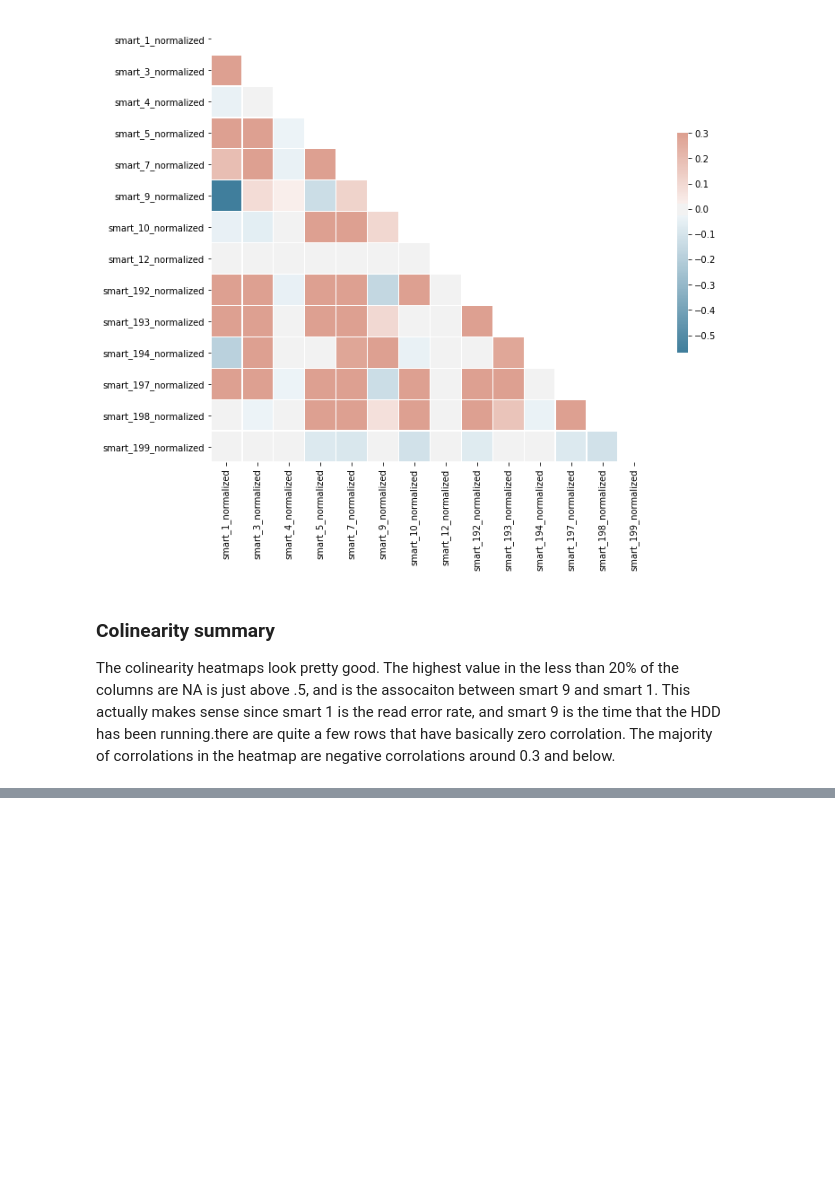
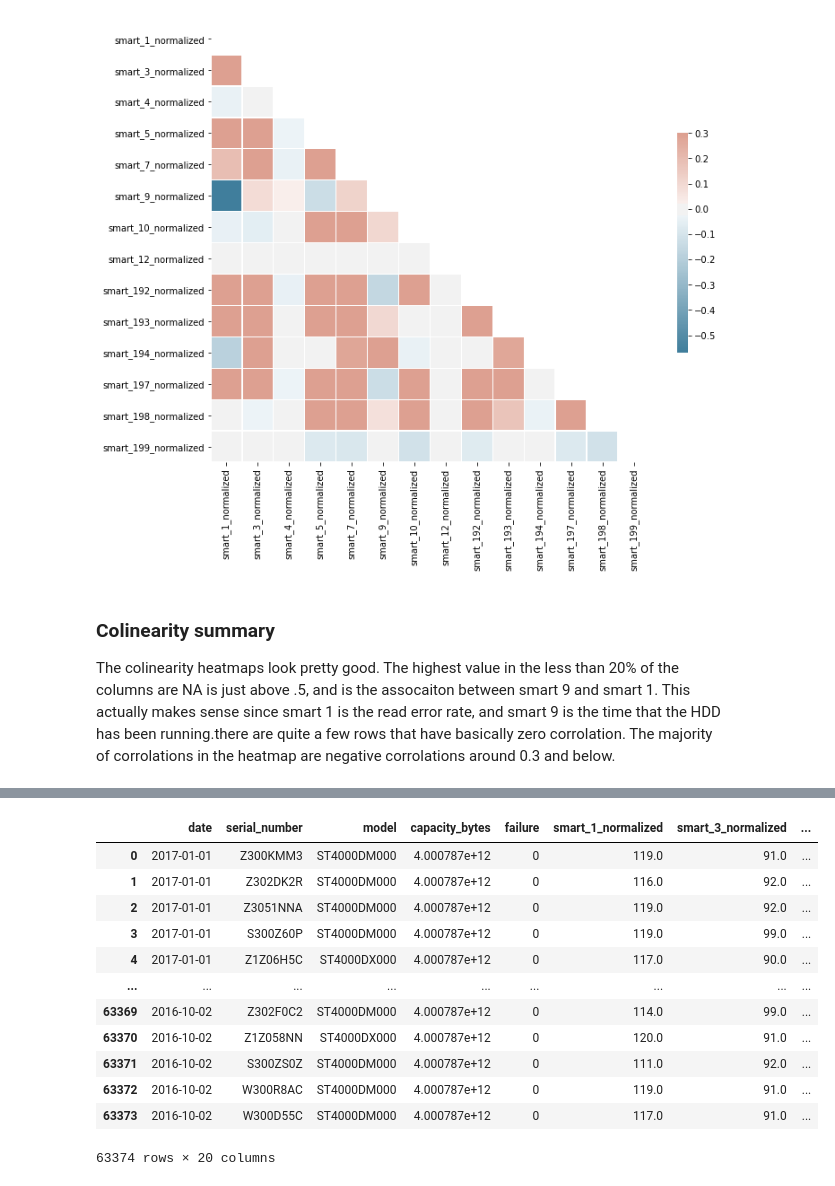
Before and after one commit to acottman1/HDD-Failure, a Jupyter notebook: backBlaze_EDA.ipynb, the cells around one changed output, grey strips where cells are left out. Cells and saved outputs as stored; diff of their text form; code cells hidden in the pictures; blank space fills up the shorter version.

```diff
--- a/backBlaze_EDA.ipynb
+++ b/backBlaze_EDA.ipynb
@@ -249,0 +361,16 @@ principalDf = pd.DataFrame(data = principalComponents
+# %%
+df_20['days_running'] = df_20['date']-df_20.groupby(df_20['serial_number']).transform('min')
+# %% [output]
+|  | date | serial_number | model | capacity_bytes | failure | smart_1_normalized | smart_3_normalized | ... |
+| 0 | 2017-01-01 | Z300KMM3 | ST4000DM000 | 4.000787e+12 | 0 | 119.0 | 91.0 | ... |
+| 1 | 2017-01-01 | Z302DK2R | ST4000DM000 | 4.000787e+12 | 0 | 116.0 | 92.0 | ... |
+| 2 | 2017-01-01 | Z3051NNA | ST4000DM000 | 4.000787e+12 | 0 | 119.0 | 92.0 | ... |
+| 3 | 2017-01-01 | S300Z60P | ST4000DM000 | 4.000787e+12 | 0 | 119.0 | 99.0 | ... |
+| 4 | 2017-01-01 | Z1Z06H5C | ST4000DX000 | 4.000787e+12 | 0 | 117.0 | 90.0 | ... |
+| ... | ... | ... | ... | ... | ... | ... | ... | ... |
+| 63369 | 2016-10-02 | Z302F0C2 | ST4000DM000 | 4.000787e+12 | 0 | 114.0 | 99.0 | ... |
+| 63370 | 2016-10-02 | Z1Z058NN | ST4000DX000 | 4.000787e+12 | 0 | 120.0 | 91.0 | ... |
+| 63371 | 2016-10-02 | S300ZS0Z | ST4000DM000 | 4.000787e+12 | 0 | 111.0 | 92.0 | ... |
+| 63372 | 2016-10-02 | W300R8AC | ST4000DM000 | 4.000787e+12 | 0 | 119.0 | 91.0 | ... |
+| 63373 | 2016-10-02 | W300D55C | ST4000DM000 | 4.000787e+12 | 0 | 117.0 | 91.0 | ... |
+63374 rows × 20 columns
```
Also changed, not shown: parts of 52 cells of this notebook.
